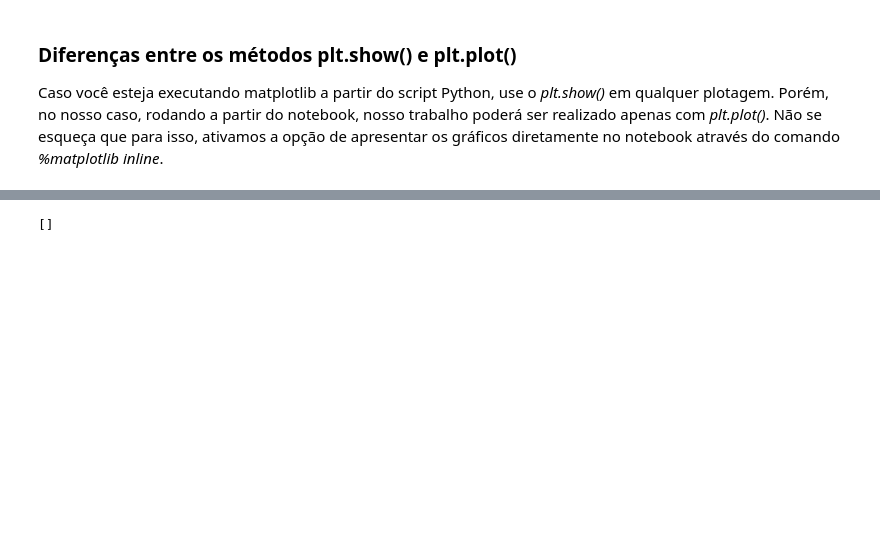
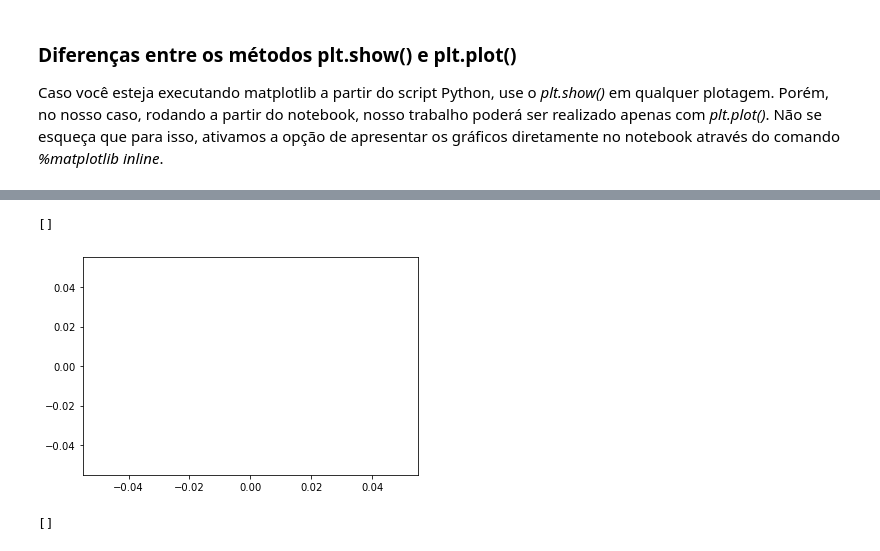
Before and after one commit to cpoles/data_science, a Jupyter notebook: awari/visualizacao_exploratoria_exercicios-master/01-exercicios-matplotlib/visualizacao_com_matplotlib.ipynb, the cells around one changed output, grey strips where cells are left out. Saved outputs shown, nothing was run; the diff lists cells and outputs as text; code cells hidden in the pictures; blank space fills up the shorter version.

```diff
--- a/awari/visualizacao_exploratoria_exercicios-master/01-exercicios-matplotlib/visualizacao_com_matplotlib.ipynb
+++ b/awari/visualizacao_exploratoria_exercicios-master/01-exercicios-matplotlib/visualizacao_com_matplotlib.ipynb
@@ -104,3 +112,9 @@ O *Figure* é o elemento de mais alto nível do gráfico. Uma figura pode ter v
+# %%
+plt.figure()
+plt.plot()
+# %% [output]
+[]
+[figure, added]
 # %%
 # Resultado esperado (não modifique esta célula)
 # %% [output]
```
Also changed, not shown: parts of 20 cells of this notebook, 1 other file.
